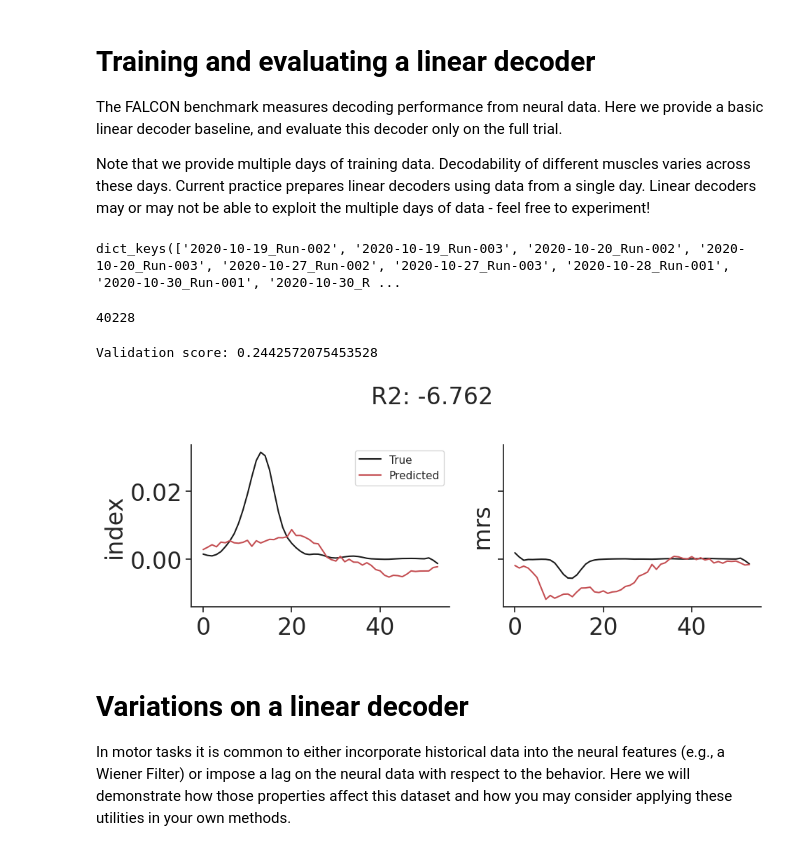
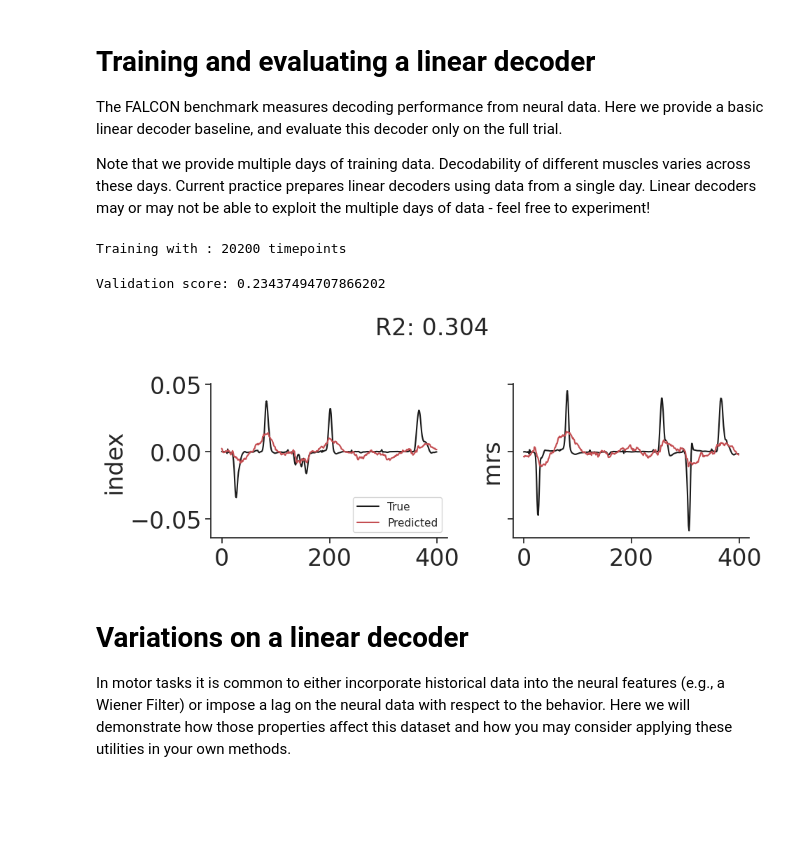
Before and after one commit to snel-repo/falcon-challenge, a Jupyter notebook: data_demos/m2.ipynb, the cells around one changed output. Drawn from its saved outputs; the diff is of its cells as text; code cells hidden in the pictures; blank space fills up the shorter version.

```diff
--- a/data_demos/m2.ipynb
+++ b/data_demos/m2.ipynb
@@ -27,8 +27,8 @@ from data_demos.styleguide import set_style
 set_style()
 # %%
 data_dir = Path('data/m2')
-train_files = sorted((data_dir / 'held_in').glob('*calibration.nwb'))
-test_files = sorted((data_dir / 'held_out').glob('*calibration.nwb'))
+train_files = sorted((data_dir / 'held_in_calib').glob('*calib.nwb'))
+test_files = sorted((data_dir / 'held_out_calib').glob('*calib.nwb'))
 
 def get_start_date_and_volume(fn: Path):
     with NWBHDF5IO(fn, 'r') as io:
@@ -171,11 +138,22 @@ masks = {}
 
 for f in train_files + test_files:
     spikes, tgt, time, labels, tinfo, eval_mask = load_nwb(f)
-    key = '_'.join(f.stem.split('_')[2:-1])
+    key = f.stem.split('_')[1] # the date
     binned_neural[key] = spikes
     lengths[key] = spikes.shape[0]
     tgts[key] = tgt
     metadata[key] = tinfo
     times[key] = time
     masks[key] = eval_mask
+
+trim_binned_neural = []
+ind_binned_neural = []
+
+for bn in binned_neural:
+    trim_binned_neural.append(binned_neural[bn][:4001, :])
+    ind_binned_neural.append(binned_neural[bn])
+
+trim_binned_neural = np.vstack(trim_binned_neural)
+
+all_binned_neural = np.vstack(ind_binned_neural)
 # %% [output]
@@ -232,18 +199,15 @@ plot_firing_rate_distributions(lengths, all_binned_neural, start_dates, axes[1])
 The FALCON benchmark measures decoding performance from neural data. Here we provide a basic linear decoder baseline, and evaluate this decoder only on the full trial.
 
 Note that we provide multiple days of training data. Decodability of different muscles varies across these days. Current practice prepares linear decoders using data from a single day. Linear decoders may or may not be able to exploit the multiple days of data - feel free to experiment!
-# %%
-# get smoothed spikes
-from preproc.filtering import apply_exponential_filter
-smoothed_spikes = {}
-
-for bn in binned_neural:
-    smoothed_spikes[bn] = apply_exponential_filter(binned_neural[bn])
-print(smoothed_spikes.keys())
-# %% [output]
-dict_keys(['2020-10-19_Run-002', '2020-10-19_Run-003', '2020-10-20_Run-002', '2020-10-20_Run-003', '2020-10-27_Run-002', '2020-10-27_Run-003', '2020-10-28_Run-001', '2020-10-30_Run-001', '2020-10-30_R ...
 # %%
-train_keys = ['2020-10-19_Run-002', '2020-10-19_Run-003']
+# get smoothed spikes
+from preproc.filtering import apply_exponential_filter
+smoothed_spikes = {}
+
+for bn in binned_neural:
+    smoothed_spikes[bn] = apply_exponential_filter(binned_neural[bn])
+# print(smoothed_spikes.keys())
+train_keys = ['20201019']
 
 # Assuming smoothed_spikes and are 2D arrays with the same number of rows as time
 concat_eval_mask = np.array(np.hstack([masks[k] for k in train_keys]))
@@ -254,9 +218,9 @@ concat_times = np.concatenate([times[k] for k in train_keys])
 tgt_trials = concat_tgt[concat_eval_mask]
 smoothed_spikes_trials = concat_spikes[concat_eval_mask]
 trial_times = concat_times[concat_eval_mask]
-print(len(tgt_trials))
+print(f'Training with : {len(tgt_trials)} timepoints')
 # %% [output]
-40228
+Training with : 20200 timepoints
 # %%
 from decoder_demos.decoding_utils import (
     zscore_data,
@@ -284,41 +248,42 @@ valid_score, decoder, y_pred = fit_and_eval_decoder(
 # Print the score
 print('Validation score:', valid_score)
 # %% [output]
-Validation score: 0.2442572075453528
+Validation score: 0.23437494707866202
 # %%
 # plot an example trial from the validation data
+# note the R2 here is not the same as the validation score above since we only compute on a small slice
 from sklearn.metrics import r2_score
 
-time_train, time_valid = np.split(trial_times, [split_ind])
-start_ind = np.searchsorted(time_valid, metadata[train_keys[-1]]['start_time'].iloc[-1])
-end_ind = np.searchsorted(time_valid, metadata[train_keys[-1]]['stop_time'].iloc[-1])
-tgt_trial = tgt_valid[start_ind:end_ind, :]
-pred_trial = y_pred[start_ind:end_ind, :]
+limit_show = 400
+start_ind = 0
+
+tgt_trial = tgt_valid[start_ind:start_ind + limit_show, :]
+pred_trial = y_pred[start_ind:start_ind + limit_show, :]
 
 num_dims = tgt_trials.shape[1]
 
 # Create a grid of subplots with num_dims rows and 1 column
 fig, ax = plt.subplots(num_dims//2, 2, figsize=(10, 4), sharex=True, sharey=True)
 axs = ax.flatten()
 
 # Loop through each dimension
 for i in range(num_dims):
     # Get the true and predicted data for the trial and dimension
     true_data = tgt_trial[:, i]
     predicted_data = pred_trial[:, i]
 
     # Plot the data in the subplot
     axs[i].plot(true_data, label='True', color='k')
     axs[i].plot(predicted_data, label='Predicted', color='r')
     axs[i].set_ylabel(labels[i])
     if i == 0:
         axs[i].legend()
 
 plt.suptitle(f'R2: {np.around(r2_score(tgt_trial, pred_trial), 3)}')
 plt.tight_layout()
 plt.show()
 # %% [output]
-[figure, old version]
+[figure, new version]
 # %% [markdown]
 # Variations on a linear decoder
 
```
Also changed, not shown: parts of 12 cells of this notebook, 4 other files.
